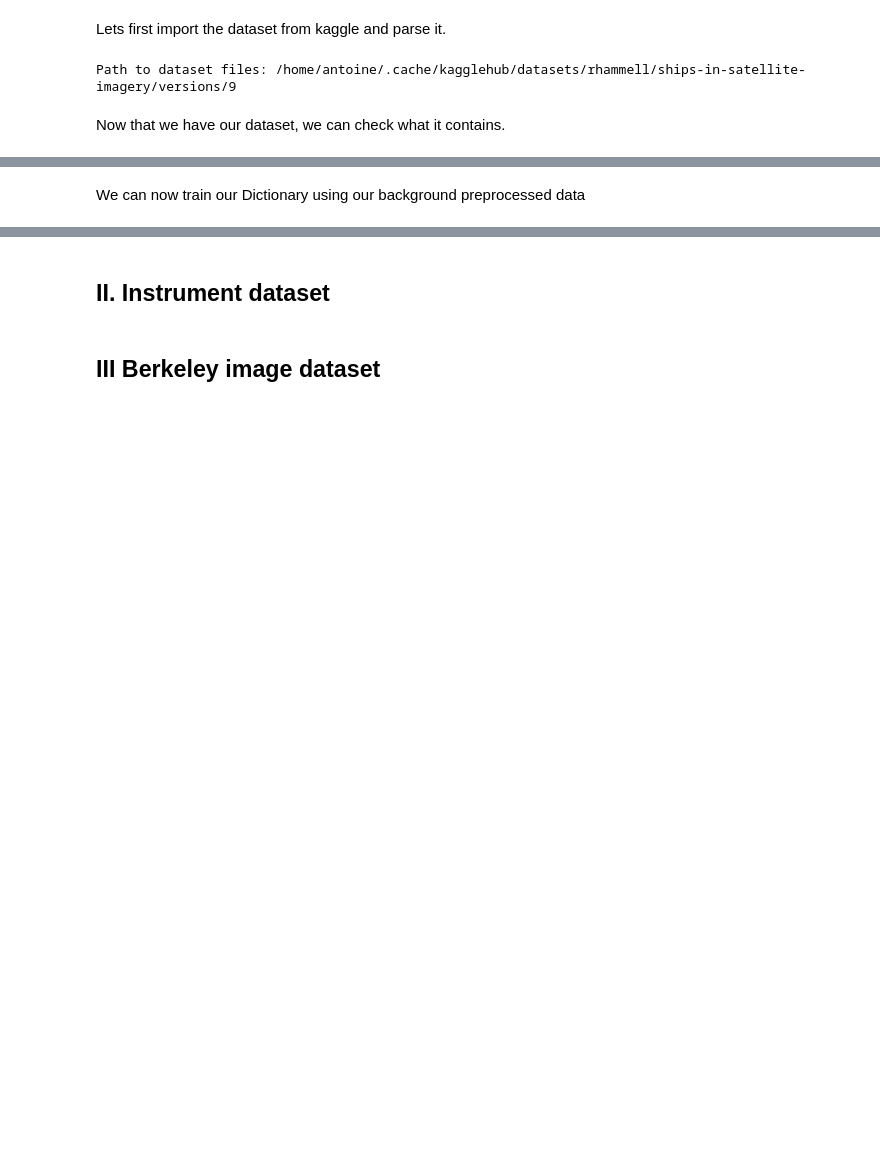
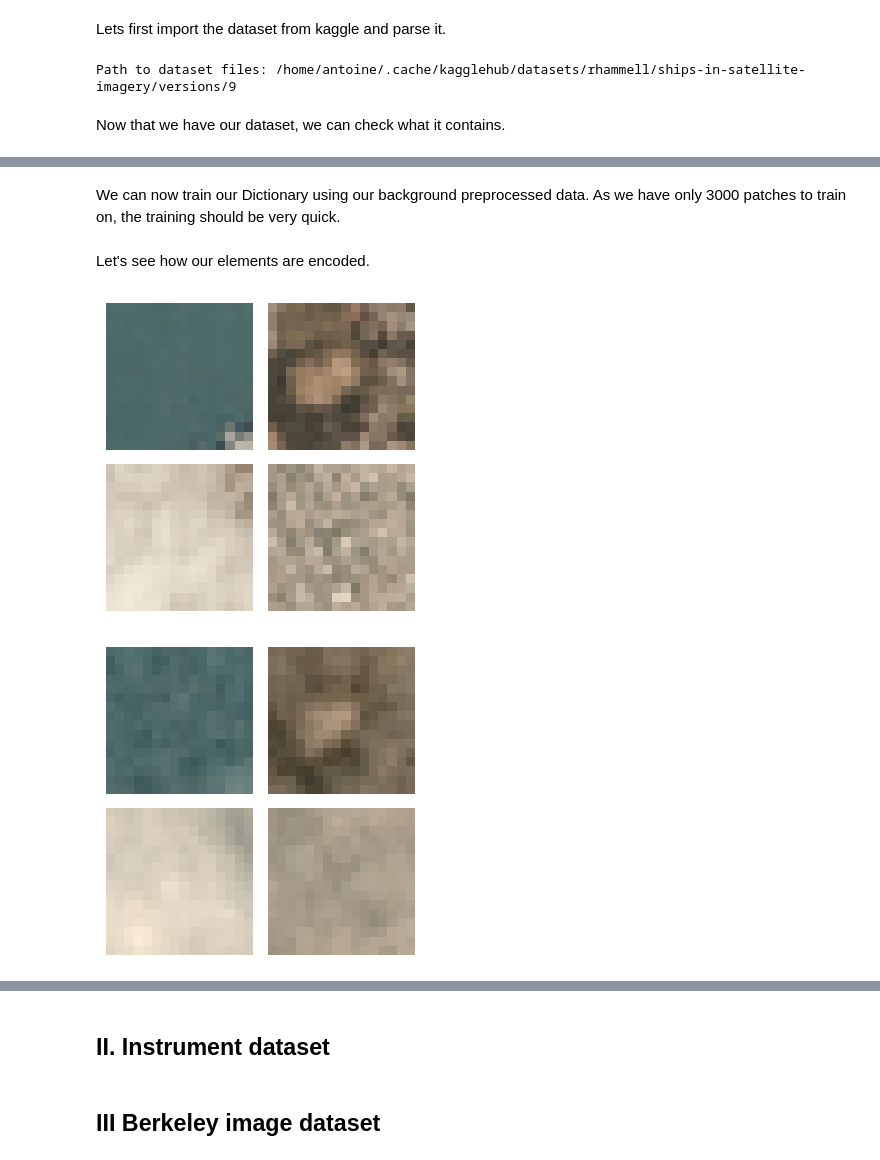
Before and after one commit to IAntoineV/Dictionary-Learning, a Jupyter notebook: LAUNCH_ME.ipynb, the cells around one changed output, grey strips where cells are left out. Drawn from its saved outputs; the diff is of its cells as text; code cells hidden in the pictures; blank space fills up the shorter version.

```diff
--- a/LAUNCH_ME.ipynb
+++ b/LAUNCH_ME.ipynb
@@ -22,12 +23,22 @@ from src import get_boat_data, get_instruments_data, get_berekley_data_loaders
 ## I. Boat dataset
 # %% [markdown]
 ## I.1 Hyperparameters
+# %%
+patch_size = (16,16)
+lbd = 1e-3
+nb_atoms = 30
+dic_update_steps=2
+use_cuda=False # If you turn it to True, you need rapids. You should know that it is much slower than cpu implementation as joblib parallelization of for python loop does not work well with cuda uses.
+dico_update="quick_update"
+n_jobs=-1
+number_atoms_computed_omp = 20
 # %% [markdown]
 Lets first import the dataset from kaggle and parse it.
 # %%
 from src import plot_image_grid
+from src import get_pacthed_image, get_unpatched_image
 
-def rescale_patch(patch, new_size=(16,16)):
+def rescale_patch(patch, new_size=patch_size):
     patch_uint8 = (patch * 255).clip(0, 255).astype(np.uint8) if patch.dtype != np.uint8 else patch
     pil_img = Image.fromarray(patch_uint8)
     downscaled_image = pil_img.resize(new_size, Image.Resampling.LANCZOS)
@@ -81,10 +103,9 @@ plot_image_grid(x_background, 2, figsize = (2,2))
 # %% [markdown]
-We can now train our Dictionary using our background preprocessed data
+We can now train our Dictionary using our background preprocessed data. As we have only 3000 patches to train on, the training should be very quick.
 # %%
 def get_trained_dico():
     m = patch_size[0] * patch_size[1]*3
-    nb_atoms = 30
-    dict_learner = DictionaryAlgoParallel(m=m, k=nb_atoms, lbd=1e-2, dic_update_steps=2, use_cuda=False, dico_update="quick_update", n_jobs=-1, verbose=True) # Initialize our python class containing our training logic
+    dict_learner = DictionaryAlgoParallel(m=m, k=nb_atoms, lbd=lbd, dic_update_steps=dic_update_steps, use_cuda=False, dico_update=dico_update, n_jobs=n_jobs, verbose=True) # Initialize our python class containing our training logic
 
     from tqdm import tqdm
     from itertools import cycle
@@ -101,8 +122,31 @@ def get_trained_dico():
                 data = np.array([next(infinite_loader) for _ in range(self.batch_size)])
                 yield torch.from_numpy(data).float()
 
+    # Create our training iterable
     x_training = FiniteGenerator(x_background_preprocessing, 4*len(x_boat_preprocessing), batch_size=32)
+
+    # Initialize out dataset to element of our training set.
     dict_learner.D = torch.tensor(torch.from_numpy(x_background_preprocessing[:nb_atoms].T), dtype=torch.float)
     dict_learner.D.to(dict_learner.device)
+
+    # fit our dictionary on our data using our parallelized algorithm.
     dict_learner.fit(x_training)
     return dict_learner
+
+dict_learner = get_trained_dico()
+# %% [markdown]
+Let's see how our elements are encoded.
+# %%
+def make_prediction(X,infos_preprocessing, dict_learner):
+    weights_encoded = dict_learner.transform(X, n_nonzero_coefs=number_atoms_computed_omp) # We use OMP for inference.
+    #print(weights_encoded.shape, dict_learner.components_.shape)
+    x_transformed = weights_encoded @ dict_learner.components_
+    x_transformed = postprocessing(x_transformed, infos_preprocessing)
+    return x_transformed
+
+x_transformed = make_prediction(x_background_preprocessing, infos_background_preprocessing, dict_learner)
+plot_image_grid(x_background, 2)
+plot_image_grid(x_transformed, 2)
+# %% [output]
+[figure, added]
+[figure, added]
```
Also changed, not shown: parts of 21 cells of this notebook, 3 other files.
